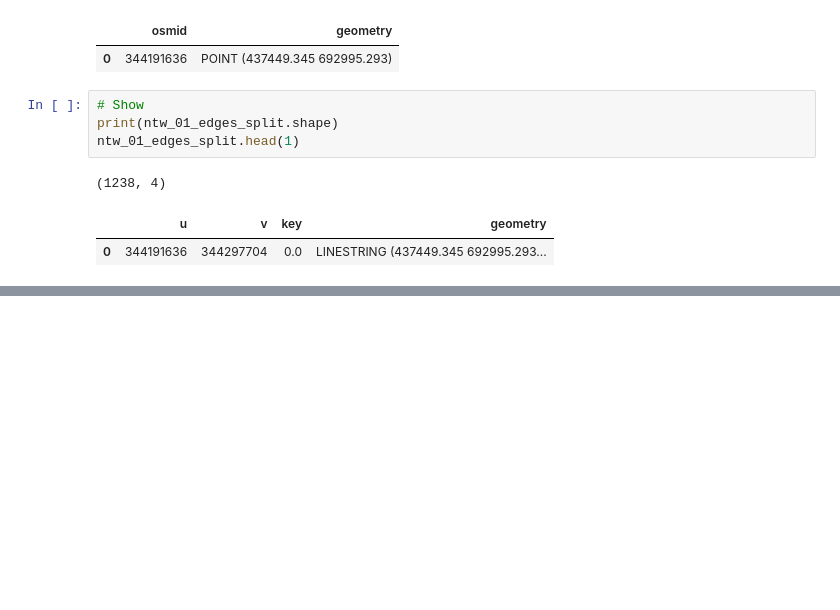
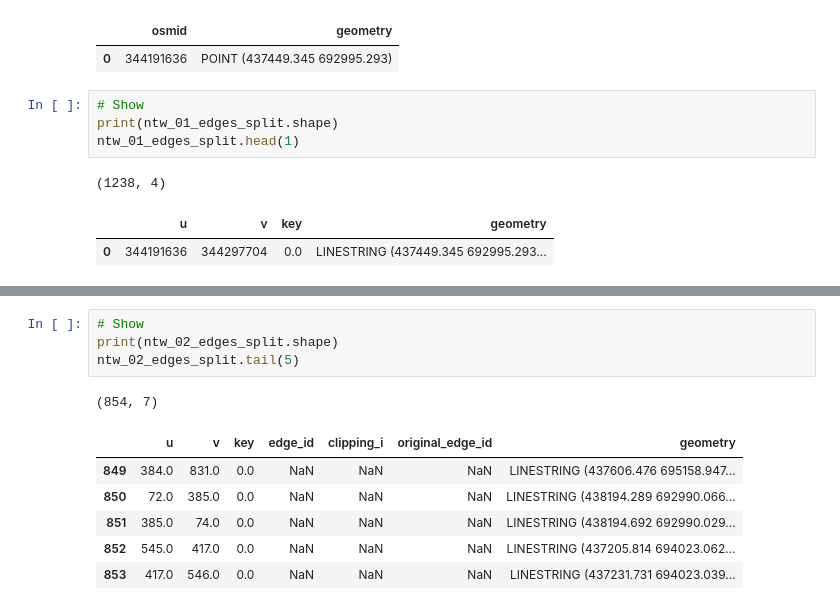
Before and after one commit to Observatorio-Ciudades/accesibilidad-urbana, a Jupyter notebook: notebooks/projects/volvo/09_tessellations_boeing_ntw_join_pt2.ipynb, the cells around one changed output, grey strips where cells are left out. Cells and saved outputs as stored; diff of their text form; blank space fills up the shorter version.

```diff
--- a/notebooks/projects/volvo/09_tessellations_boeing_ntw_join_pt2.ipynb
+++ b/notebooks/projects/volvo/09_tessellations_boeing_ntw_join_pt2.ipynb
@@ -735,0 +848,12 @@ u_node.plot(ax=ax)
+# %%
+# Show
+print(ntw_02_edges_split.shape)
+ntw_02_edges_split.tail(5)
+# %% [output]
+(854, 7)
+|  | u | v | key | edge_id | clipping_i | original_edge_id | geometry |
+| 849 | 384.0 | 831.0 | 0.0 | NaN | NaN | NaN | LINESTRING (437606.476 695158.947... |
+| 850 | 72.0 | 385.0 | 0.0 | NaN | NaN | NaN | LINESTRING (438194.289 692990.066... |
+| 851 | 385.0 | 74.0 | 0.0 | NaN | NaN | NaN | LINESTRING (438194.692 692990.029... |
+| 852 | 545.0 | 417.0 | 0.0 | NaN | NaN | NaN | LINESTRING (437205.814 694023.062... |
+| 853 | 417.0 | 546.0 | 0.0 | NaN | NaN | NaN | LINESTRING (437231.731 694023.039... |
```
Also changed, not shown: parts of 45 cells of this notebook.
